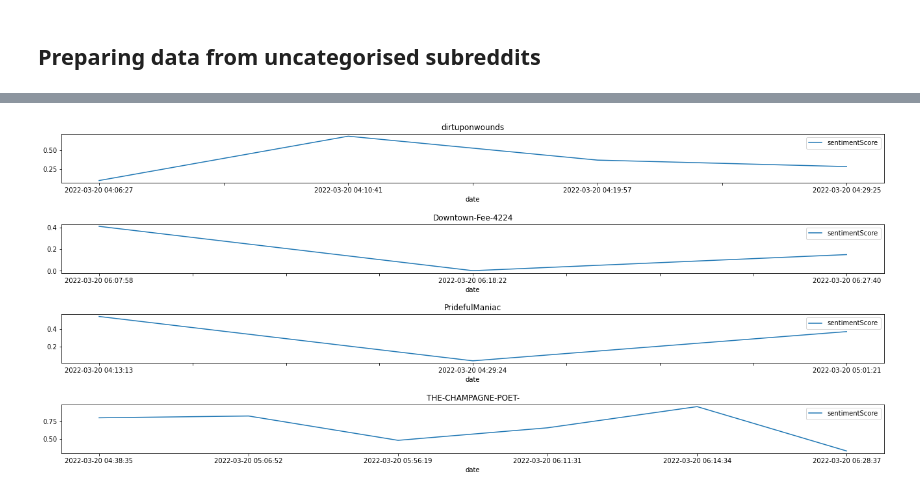
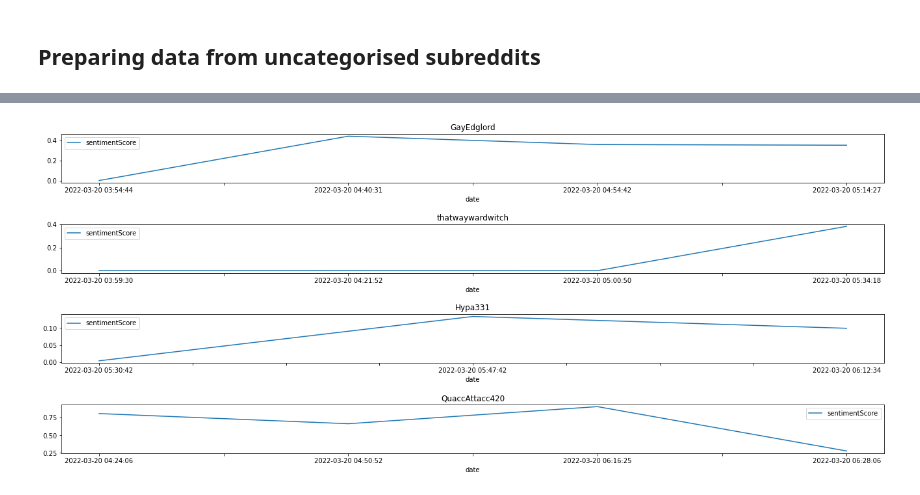
Before and after one commit to yipjunkai/1015_proj, a Jupyter notebook: proj.ipynb, the cells around one changed output, grey strips where cells are left out. Saved outputs shown, nothing was run; the diff lists cells and outputs as text; code cells hidden in the pictures.

```diff
--- a/proj.ipynb
+++ b/proj.ipynb
@@ -247,7 +240,7 @@ def sentimentMapping(label):
     decodeMap = {0: "Negative", 2: "Neutral", 4: "Positive"}
     return decodeMap[int(label)]
 
-df.sentiment = df.sentiment.progress_apply(lambda x: sentimentMapping(x))
+df.sentiment = df.sentiment.progress_map(lambda x: sentimentMapping(x))
 # %% [markdown]
 ## Cleaning text
 
@@ -356,7 +335,7 @@ w2vModel = Word2Vec(vector_size=300, window=7, min_count=10, workers=6)
 _words = [_text.split() for _text in trainData.text]
 
 w2vModel.build_vocab(_words)
-w2vModel.train(_words,
+w2vModel.train(tqdm(_words),
                 total_examples=len(_words),
                 epochs=8,
               )
@@ -477,19 +428,21 @@ Time elapsed: 6.566251993179321s
 # %% [markdown]
 ## Preparing data from uncategorised subreddits
 # %%
-def hi(count):
-    df4 = pd.read_csv(f"{directory}/teenagers.csv")
+def processSubreddit(file, count = 0):
+    df4 = pd.read_csv(f"{directory}/{file}")
     df4 = standardiseRedditDF(df4)
+    df4 = parellelPreProcess(df4)
 
-    if count:
+    if count > 0:
         df4 = df4.head(count)
 
     ddf = dd.from_pandas(df4, npartitions=4)
-    ddf["sentimentScore"] = ddf["text"].apply(lambda x: float(predict(x)['score']), meta=('result', float))
-    ddf["sentiment"] = ddf["sentimentScore"].apply(lambda x: sentimentFromScore(x), meta=('result', str))
+    ddf["sentimentScore"] = ddf["text"].map(lambda x: float(predict(x)['score']), meta=('result', float))
+    ddf["sentiment"] = ddf["sentimentScore"].map(lambda x: sentimentFromScore(x), meta=('result', str))
     df4 = ddf.compute()
 
     return df4
 
-hi = hi(300)
+teenagersDF = processSubreddit('teenagers.csv', 4000)
+teenagersDF.head()
 # %% [output]
@@ -498,8 +459,9 @@ hi = hi(300)
 # %%
-def duplicatePosts(hi):
+def duplicatePosts(df):
 
-    duplicatePosts = hi.groupby('user_id').filter(lambda x : x['user_id'].shape[0]>=3)
+    duplicatePosts = df.groupby('user_id').filter(lambda x : x['user_id'].shape[0]>=3)
 
     return duplicatePosts
 
-duplicatePosts = duplicatePosts(hi)
+duplicatePostsTeenagersDF = duplicatePosts(teenagersDF)
+duplicatePostsTeenagersDF.count()
@@ -506,23 +476,19 @@ duplicatePosts = duplicatePosts(hi)
 # %%
-import random
-
-def hello(duplicatePosts, count):
+def sampleFromDupDf(df, count):
 
     fig, axs = subplots(count)
     fig.tight_layout()
 
-    duplicatePosts = duplicatePosts.reset_index(drop=True)
-
-    names = duplicatePosts.user_id.unique()
+    names = df.user_id.unique()
     random.shuffle(names)
 
-    for y, x in enumerate(names[0:count]):
-        tina = duplicatePosts[duplicatePosts["user_id"] == x].sort_values("date")
-        tina.plot(x='date', y='sentimentScore', kind='line', figsize=(20,8), ax=axs[y])
-        axs[y].set_title(f"{x}")
+    for index, name in enumerate(names[0:count]):
+        tina = df[df["user_id"] == name].sort_values("date")
+        tina.plot(x='date', y='sentimentScore', kind='line', figsize=(20,8), ax=axs[index])
+        axs[index].set_title(f"{name}")
 
     show()
 
-hello(duplicatePosts, 4)
+sampleFromDupDf(duplicatePostsTeenagersDF, 4)
 # %% [output]
-[figure, old version]
+[figure, new version]
```
Also changed, not shown: parts of 23 cells of this notebook.
